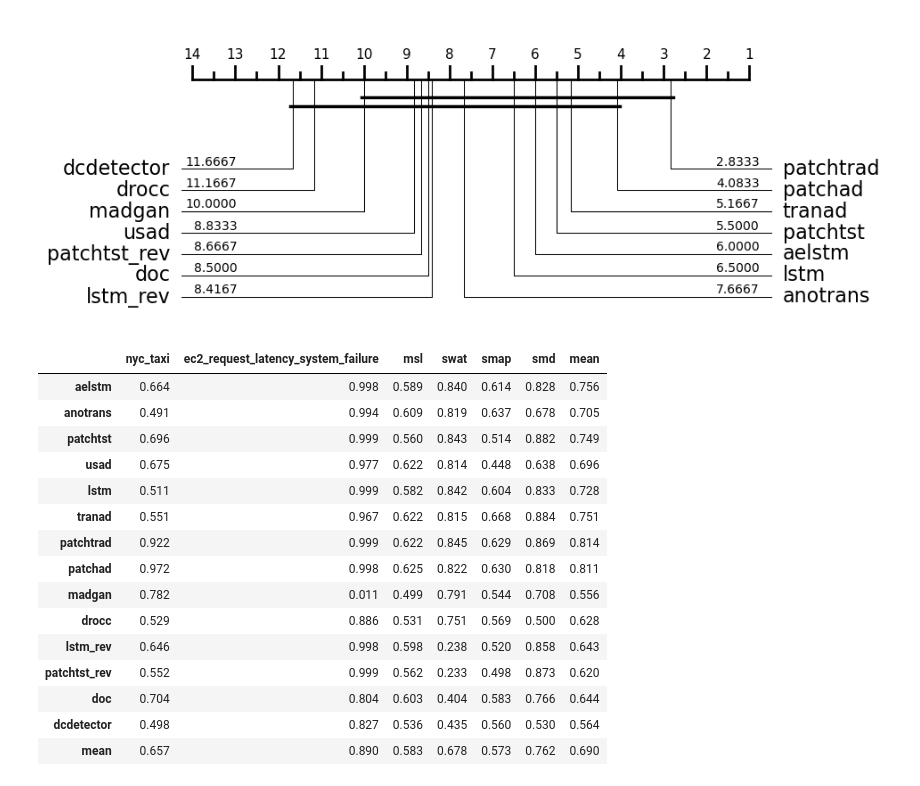
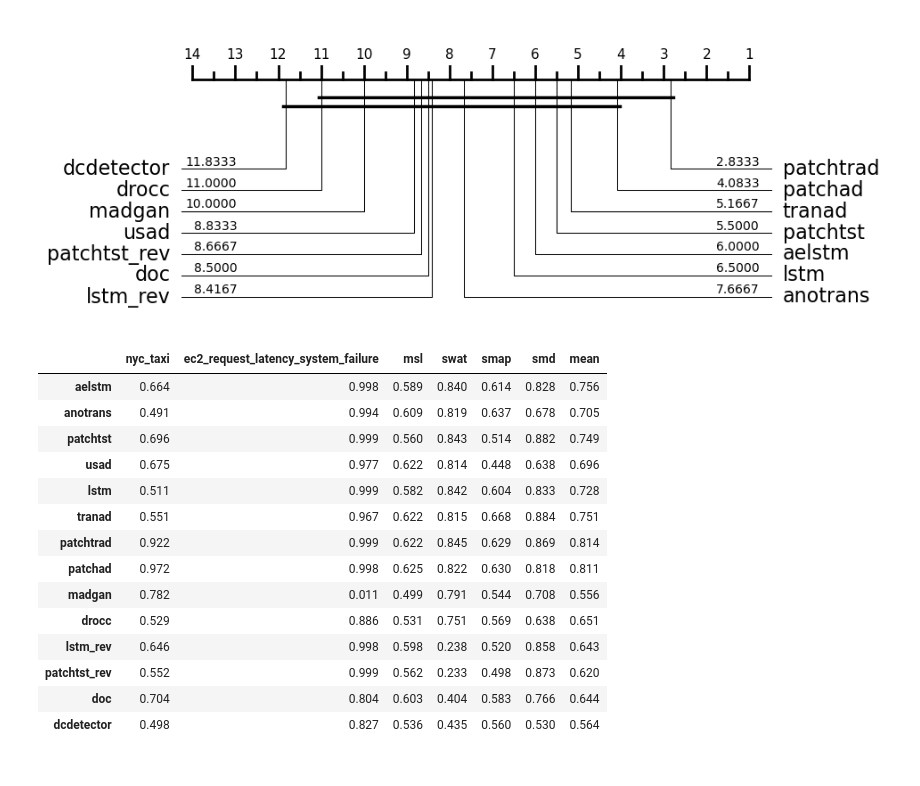
Before and after one commit to vilhess/DL4TSAD, a Jupyter notebook: visu.ipynb, the cells around one changed output. Cells and saved outputs as stored; diff of their text form; code cells hidden in the pictures.

```diff
--- a/visu.ipynb
+++ b/visu.ipynb
@@ -3,17 +3,11 @@ import pandas as pd
 from aeon.visualisation import plot_critical_difference
 # %%
 results = pd.read_json("results/aucs.json")
-
-#####
-# to delete bc drocc on smd not implemented yet
-results.loc['drocc', 'smd'] = 0.5
 results = results.T
-#####
-
 methods = results.columns
 plot = plot_critical_difference(results.values, methods, alpha=0.05, width=8, test='nemenyi')
 # %% [output]
-[figure, old version]
+[figure, new version]
 # %%
 results = results.round(3).T
 results["mean"] = results.mean(axis=1).round(3)
@@ -29,9 +23,8 @@ results
 | patchtrad | 0.922 | 0.999 | 0.622 | 0.845 | 0.629 | 0.869 | 0.814 |
 | patchad | 0.972 | 0.998 | 0.625 | 0.822 | 0.630 | 0.818 | 0.811 |
 | madgan | 0.782 | 0.011 | 0.499 | 0.791 | 0.544 | 0.708 | 0.556 |
-| drocc | 0.529 | 0.886 | 0.531 | 0.751 | 0.569 | 0.500 | 0.628 |
+| drocc | 0.529 | 0.886 | 0.531 | 0.751 | 0.569 | 0.638 | 0.651 |
 | lstm_rev | 0.646 | 0.998 | 0.598 | 0.238 | 0.520 | 0.858 | 0.643 |
 | patchtst_rev | 0.552 | 0.999 | 0.562 | 0.233 | 0.498 | 0.873 | 0.620 |
 | doc | 0.704 | 0.804 | 0.603 | 0.404 | 0.583 | 0.766 | 0.644 |
 | dcdetector | 0.498 | 0.827 | 0.536 | 0.435 | 0.560 | 0.530 | 0.564 |
-| mean | 0.657 | 0.890 | 0.583 | 0.678 | 0.573 | 0.762 | 0.690 |
```
Also changed, not shown: 1 other file.
